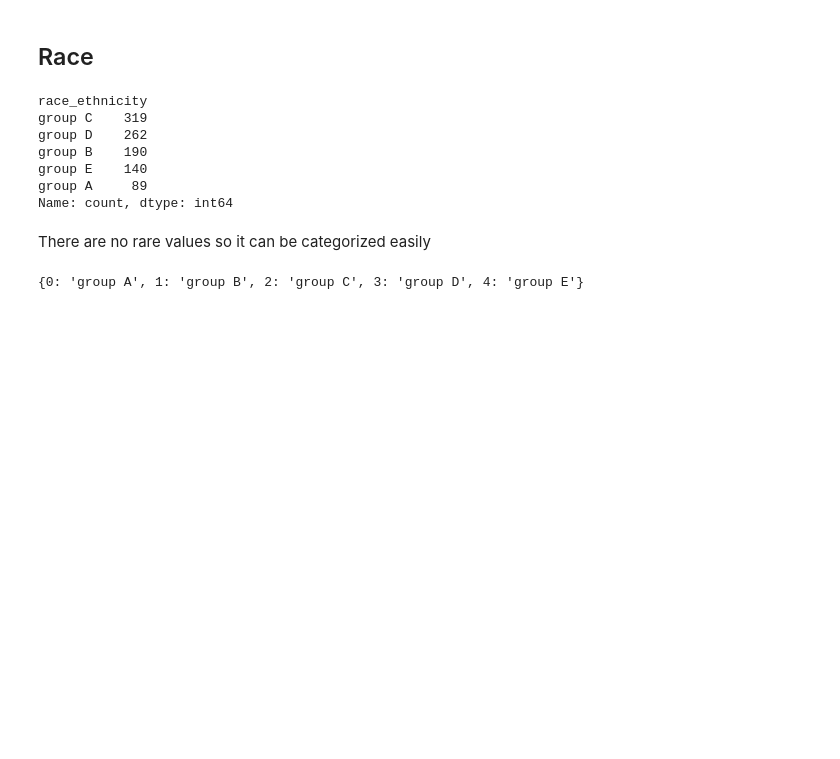
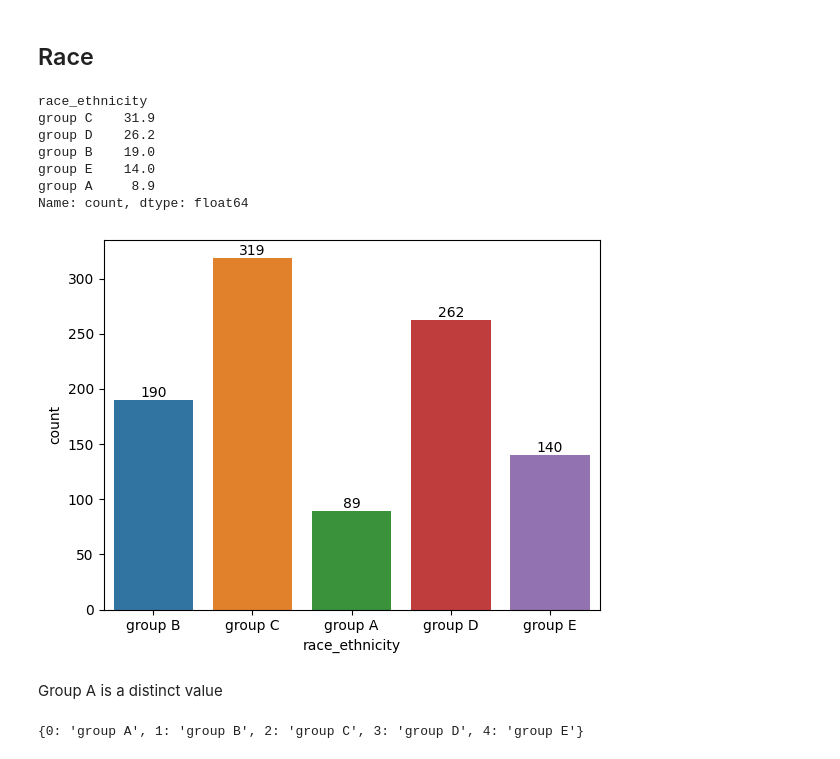
Before and after one commit to wiktor1468/StudentsStudyPerformance, a Jupyter notebook: StudentsStudyPerformance.ipynb, the cells around one changed output. Drawn from its saved outputs; the diff is of its cells as text; code cells hidden in the pictures; blank space fills up the shorter version.

```diff
--- a/StudentsStudyPerformance.ipynb
+++ b/StudentsStudyPerformance.ipynb
@@ -93,17 +93,24 @@ print(dict(enumerate(pd.Categorical(df['gender']).categories)))
 # %% [markdown]
 ## Race
 # %%
-df['race_ethnicity'].value_counts() #count the occurrence of a value in a particular column
+race_distribution =(df['race_ethnicity'].value_counts()/len(df)*100) #count the occurrence of a value in a particular column
+print(race_distribution)
 # %% [output]
 race_ethnicity
-group C    319
-group D    262
-group B    190
-group E    140
-group A     89
-Name: count, dtype: int64
+group C    31.9
+group D    26.2
+group B    19.0
+group E    14.0
+group A     8.9
+Name: count, dtype: float64
-# %% [markdown]
-There are no rare values so it can be categorized easily
+# %%
+countplot = sns.countplot(data = df, x='race_ethnicity',hue='race_ethnicity' )
+for container in countplot.containers:
+      countplot.bar_label(container, label_type='edge')
+# %% [output]
+[figure, added]
+# %% [markdown]
+Group A is a distinct value
 # %%
 df['_race_ethnicity'] = pd.Categorical(df.race_ethnicity).codes #converts its values into categorical codes
 # %%
```
Also changed, not shown: parts of 21 cells of this notebook.
